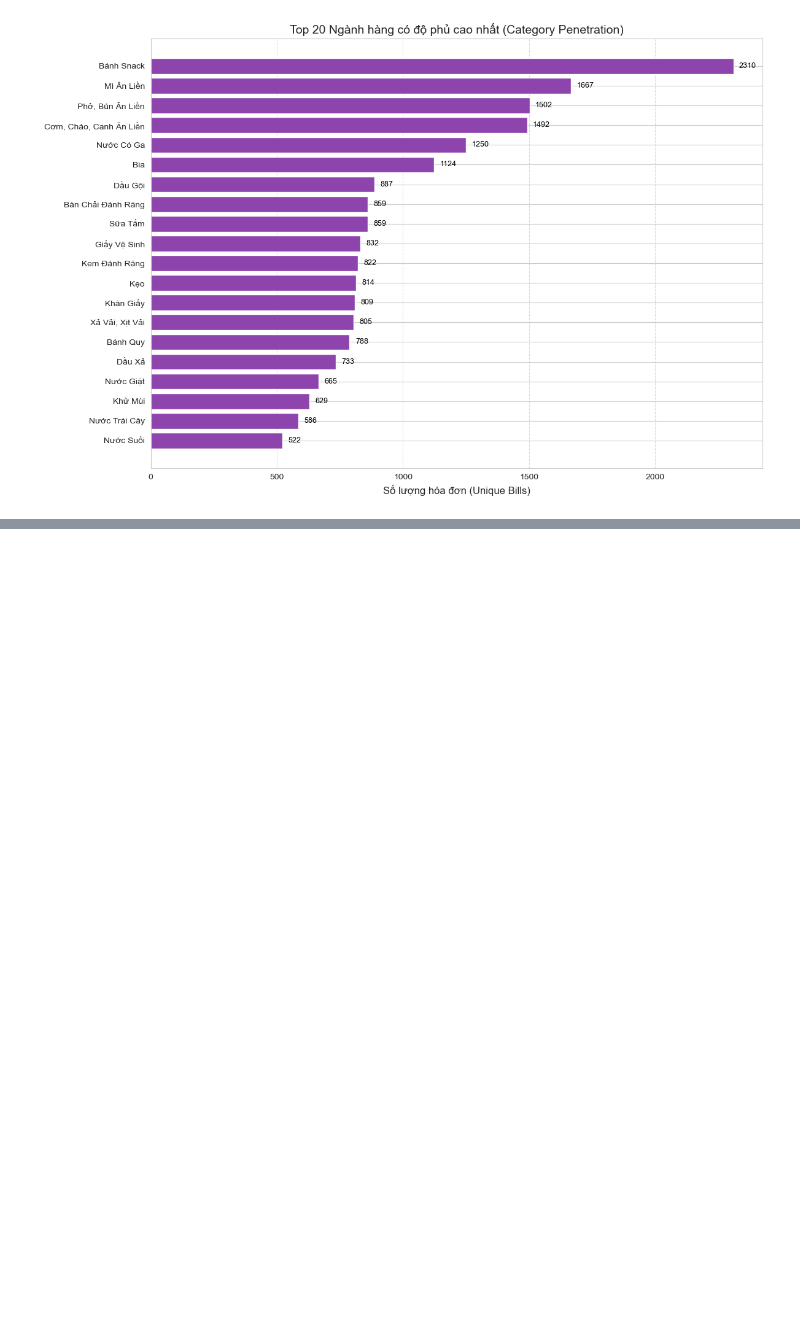
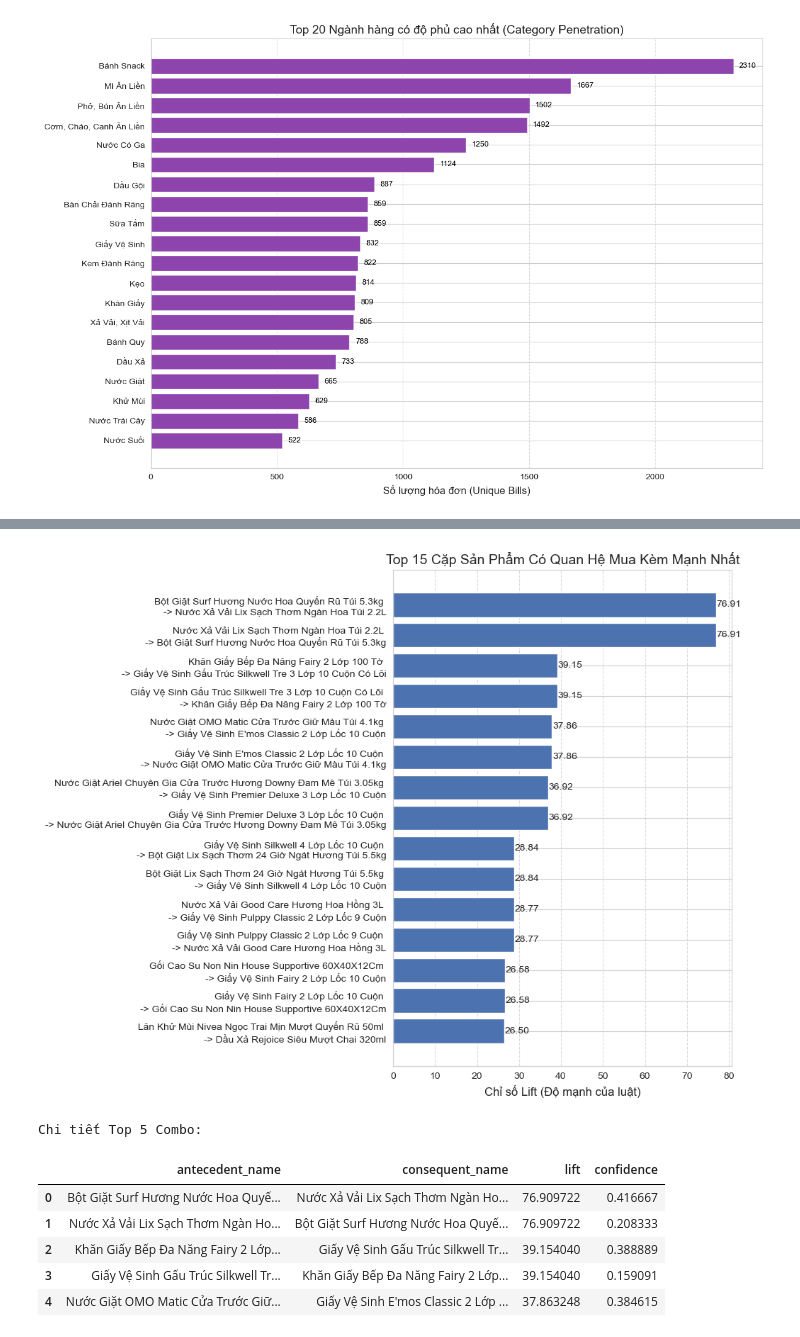
Before and after one commit to TranNhatMinh2012/DACNTT, a Jupyter notebook: Statistics.ipynb, the cells around one changed output, grey strips where cells are left out. Drawn from its saved outputs; the diff is of its cells as text; code cells hidden in the pictures; blank space fills up the shorter version.

```diff
--- a/Statistics.ipynb
+++ b/Statistics.ipynb
@@ -267,0 +299,34 @@ Name: bill_id, dtype: float64
+# %%
+# --- TOP 15 COMBO SẢN PHẨM CÓ SỨC MUA KÈM MẠNH NHẤT (Theo Lift) ---
+top_item_rules = item_rules.sort_values("lift", ascending=False).head(15).copy()
+# Tạo nhãn dễ đọc: "Sản phẩm A  ->  Sản phẩm B"
+top_item_rules["rule_name"] = top_item_rules["antecedent_name"] + " \n-> " + top_item_rules["consequent_name"]
+
+plt.figure(figsize=(10, 8))
+# Vẽ biểu đồ thanh ngang
+bars = plt.barh(top_item_rules["rule_name"], top_item_rules["lift"], color="#4c72b0")
+plt.xlabel("Chỉ số Lift (Độ mạnh của luật)", fontsize=12)
+plt.title("Top 15 Cặp Sản Phẩm Có Quan Hệ Mua Kèm Mạnh Nhất", fontsize=14)
+plt.gca().invert_yaxis() # Đảo ngược để luật mạnh nhất lên đầu
+plt.grid(axis="x", linestyle="--", alpha=0.7)
+
+# Thêm chú thích giá trị
+for bar in bars:
+    width = bar.get_width()
+    plt.text(width + 0.1, bar.get_y() + bar.get_height()/2, f"{width:.2f}", va="center", fontsize=10)
+
+plt.tight_layout()
+plt.show()
+
+# Hiển thị bảng chi tiết
+print("Chi tiết Top 5 Combo:")
+display(top_item_rules[["antecedent_name", "consequent_name", "lift", "confidence"]].head(5))
+# %% [output]
+[figure, added]
+Chi tiết Top 5 Combo:
+|  | antecedent_name | consequent_name | lift | confidence |
+| 0 | Bột Giặt Surf Hương Nước Hoa Quyế... | Nước Xả Vải Lix Sạch Thơm Ngàn Ho... | 76.909722 | 0.416667 |
+| 1 | Nước Xả Vải Lix Sạch Thơm Ngàn Ho... | Bột Giặt Surf Hương Nước Hoa Quyế... | 76.909722 | 0.208333 |
+| 2 | Khăn Giấy Bếp Đa Năng Fairy 2 Lớp... | Giấy Vệ Sinh Gấu Trúc Silkwell Tr... | 39.154040 | 0.388889 |
+| 3 | Giấy Vệ Sinh Gấu Trúc Silkwell Tr... | Khăn Giấy Bếp Đa Năng Fairy 2 Lớp... | 39.154040 | 0.159091 |
+| 4 | Nước Giặt OMO Matic Cửa Trước Giữ... | Giấy Vệ Sinh E'mos Classic 2 Lớp ... | 37.863248 | 0.384615 |
```
Also changed, not shown: parts of 6 cells of this notebook.
